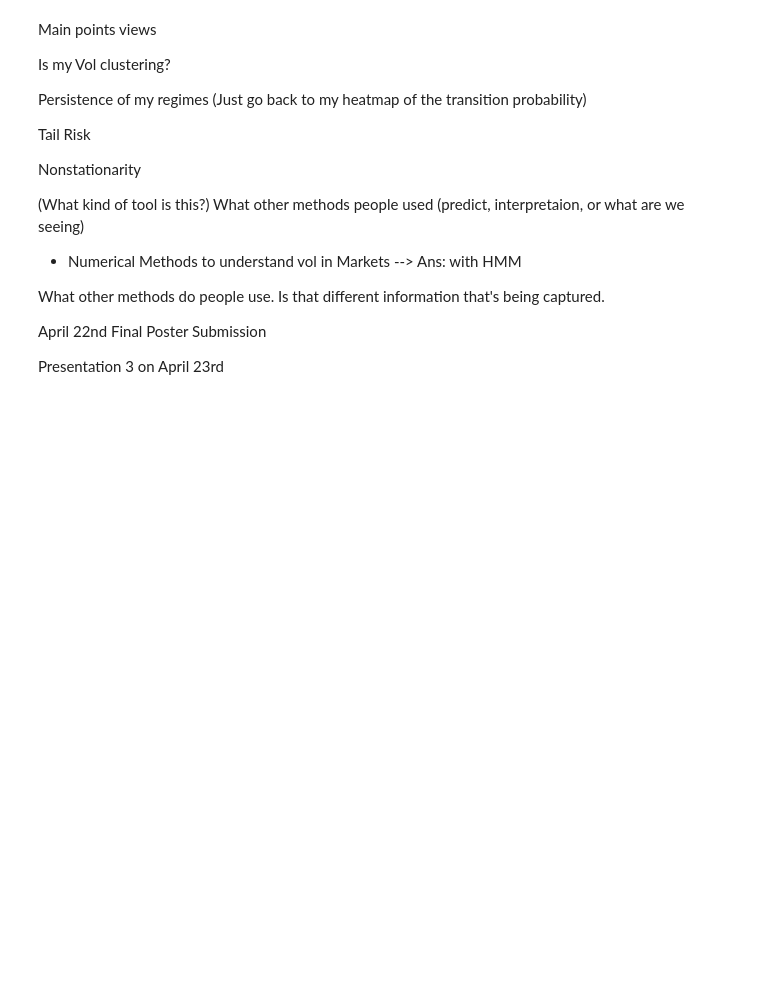
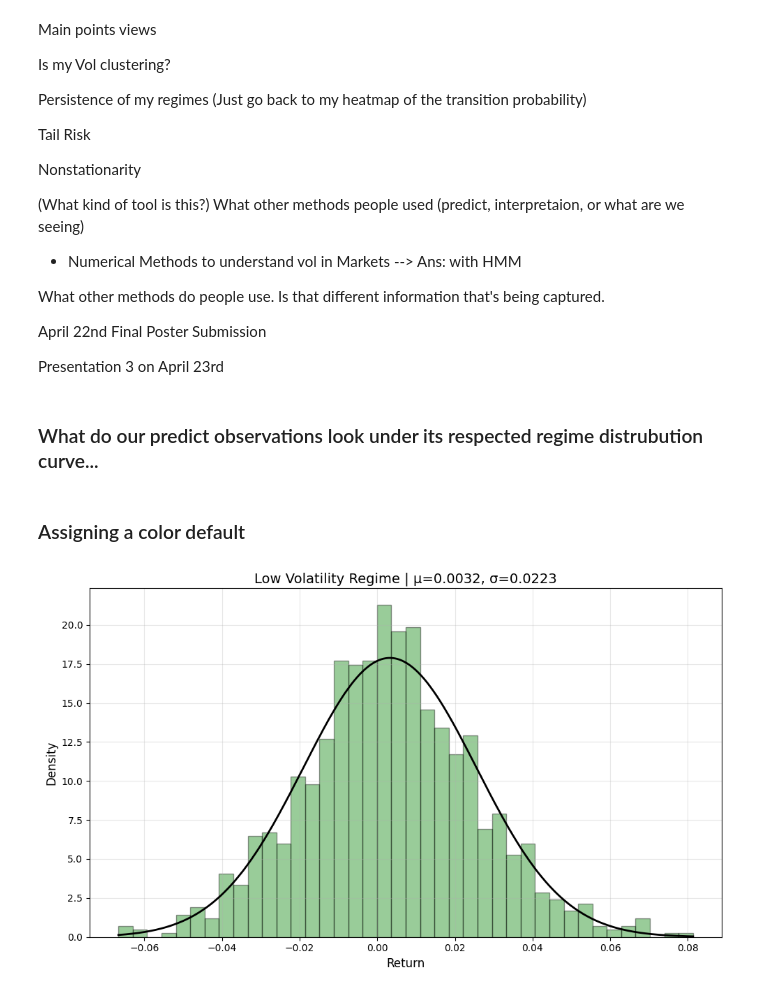
Before and after one commit to NickJNelson03/Market-Regimes-HMM, a Jupyter notebook: notebooks/02_train_hmm.ipynb, the cells around one changed output. Drawn from its saved outputs; the diff is of its cells as text; code cells hidden in the pictures; blank space fills up the shorter version.

Commit message:
Modeled Regime Distrubutions

```diff
--- a/notebooks/02_train_hmm.ipynb
+++ b/notebooks/02_train_hmm.ipynb
@@ -425,3 +422,41 @@ April 22nd Final Poster Submission
 
 
 Presentation 3 on April 23rd
+# %% [markdown]
+### What do our predict observations look under its respected regime distrubution curve...
+# %% [markdown]
+### Assigning a color default
+# %%
+chosen_regime = "Low"
+
+mu_reg = summary.loc[chosen_regime]["mean"]
+sigma_reg = summary.loc[chosen_regime]["std"]
+
+x = np.linspace(df[df["regime"] == chosen_regime]["ret"].min(), df[df["regime"] == chosen_regime]["ret"].max(), 1000)
+
+subset = df[df["regime"] == chosen_regime]["ret"]
+
+plt.figure(figsize=(10,6))
+
+plt.hist(
+    subset,
+    bins=40,
+    density=True,
+    alpha=0.4,
+    color= "green",
+    edgecolor="black"
+)
+
+pdf = norm.pdf(x, mu_reg, sigma_reg)
+
+plt.plot(x, pdf, color="black", linewidth=2)
+
+plt.title(f"{chosen_regime} Volatility Regime | μ={mu_reg:.4f}, σ={sigma_reg:.4f}", fontsize=14)
+plt.xlabel("Return", fontsize=12)
+plt.ylabel("Density", fontsize=12)
+
+plt.grid(alpha=0.3)
+plt.tight_layout()
+plt.show()
+# %% [output]
+[figure, added]
```
Also changed, not shown: parts of 15 cells of this notebook.
